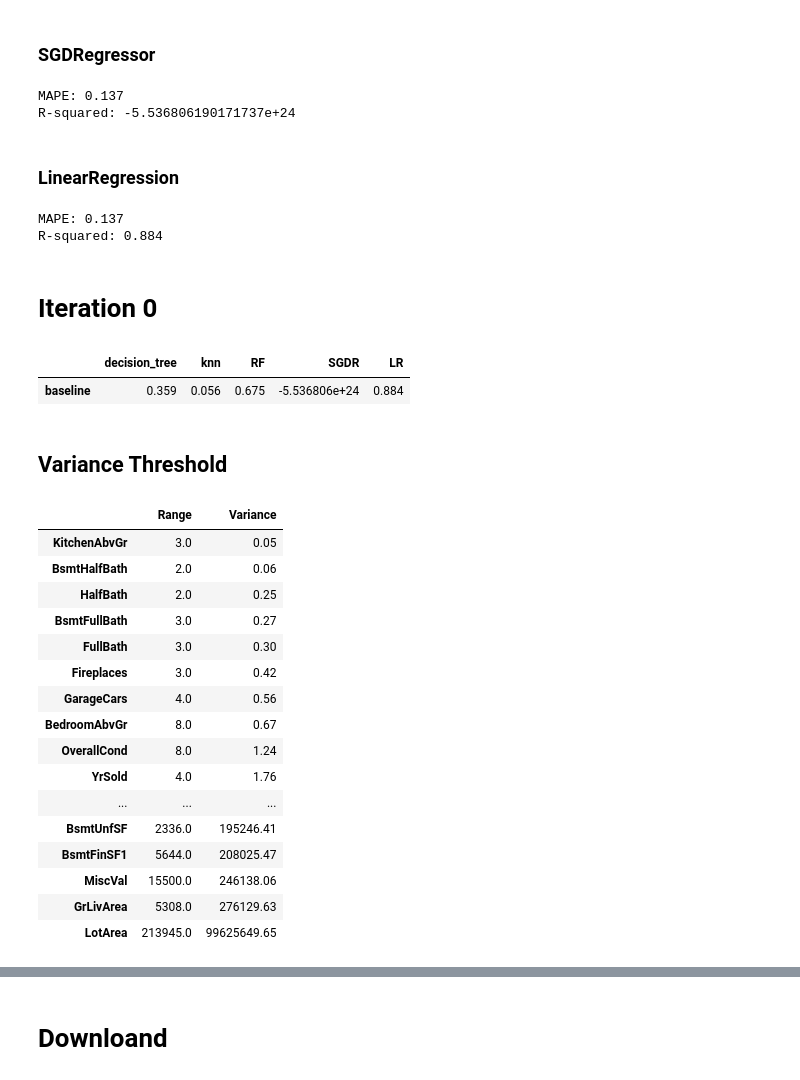
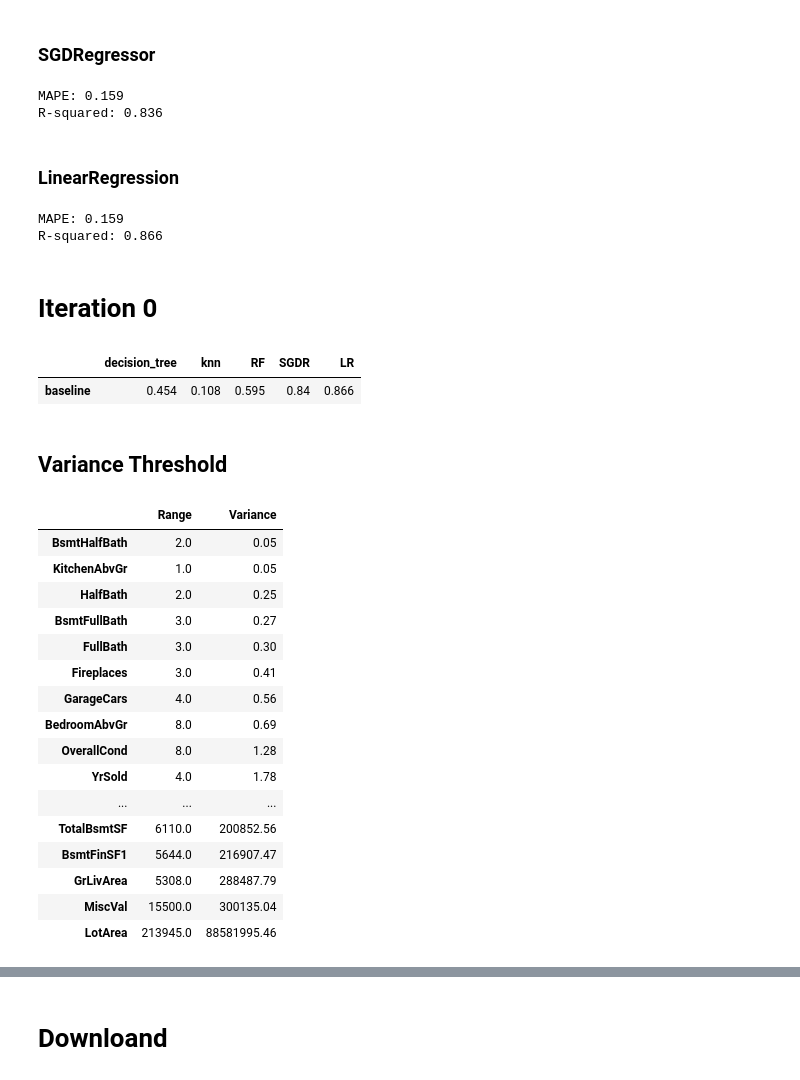
Before and after one commit to FindWhatYou/supervised_learning_project, a Jupyter notebook: 12_housing_data_regression-features.ipynb, the cells around one changed output, grey strips where cells are left out. Saved outputs shown, nothing was run; the diff lists cells and outputs as text; code cells hidden in the pictures.

Commit message:
With Variance Threshold

```diff
--- a/12_housing_data_regression-features.ipynb
+++ b/12_housing_data_regression-features.ipynb
@@ -56,7 +57,10 @@ X_num = X.select_dtypes(include="number").copy()
 
 #  numerical pipeline
 numeric_pipe = make_pipeline(
-    SimpleImputer(strategy="mean"))
+    SimpleImputer(strategy="mean"),
+    MinMaxScaler(),
+    VarianceThreshold(threshold=0.02)) # maybe remove it
+
 
 
 # categorical pipeline
@@ -102,7 +106,7 @@ PoolQC = ['Ex', 'Gd', 'TA', 'Fa', 'N_A']
 categorical_encoder = ColumnTransformer(
     transformers=[
         ("cat_ordinal", OrdinalEncoder(categories=[LandContour,LandSlope,
-                                                    ExterQual,ExterCond, BsmtQual, BsmtCond,
+                                                    ExterQual, ExterCond, BsmtQual, BsmtCond,
                                                     BsmtExposure, BsmtFinType1, BsmtFinType2,
                                                     HeatingQC, KitchenQual, Functional,
                                                     FireplaceQu, GarageFinish, GarageQual, GarageCond,
@@ -135,9 +151,9 @@ full_pipeline = make_pipeline(preprocessor,
                               DecisionTreeClassifier())
 
 param_grid = {
-    "columntransformer__num_pipe__simpleimputer__strategy":["mean", "median"],
-    "decisiontreeclassifier__max_depth": range(2, 14, 2),
-    "decisiontreeclassifier__min_samples_leaf": range(3, 12, 2)
+    "columntransformer__num_pipe__simpleimputer__strategy":["mean"],
+    "decisiontreeclassifier__max_depth": [10],
+    "decisiontreeclassifier__min_samples_leaf": [11]
 }
 
 
@@ -149,6 +165,7 @@ search = GridSearchCV(full_pipeline,
 search.fit(X_train, y_train)
 
 scores = {"dtree" : search.best_score_}
+print("Best parameters: ", search.best_params_)
 
 scores
 # %% [output]
@@ -201,8 +219,8 @@ full_pipeline = make_pipeline(preprocessor,
                               KNeighborsClassifier())
 
 param_grid = {
-    "columntransformer__num_pipe__simpleimputer__strategy":["mean", "median"],
-    "kneighborsclassifier__n_neighbors": range(3, 20, 2)
+    "columntransformer__num_pipe__simpleimputer__strategy":["mean"],
+    "kneighborsclassifier__n_neighbors": [10]
 }
 
 search2 = GridSearchCV(full_pipeline,
@@ -212,7 +230,8 @@ search2 = GridSearchCV(full_pipeline,
 
 search2.fit(X_train, y_train)
 
-scores2 = {"knn" : search.best_score_}
+scores2 = {"knn" : search2.best_score_}
+print("Best parameters: ", search2.best_params_)
 
 scores2
 # %% [output]
@@ -263,10 +283,10 @@ full_pipeline = make_pipeline(preprocessor,
 
 param_grid = {
     "columntransformer__num_pipe__simpleimputer__strategy":["median"],
-    "randomforestclassifier__n_estimators": [200, 500],
-    "randomforestclassifier__max_features": ['sqrt', 'log2'],
-    'randomforestclassifier__max_depth' : [4,5,6,7,8],
-    'randomforestclassifier__criterion' :['gini', 'entropy']
+    "randomforestclassifier__n_estimators": [500],
+    "randomforestclassifier__max_features": ['sqrt'],
+    'randomforestclassifier__max_depth' : [4],
+    'randomforestclassifier__criterion' :['entropy']
 }
 
 
@@ -349,8 +369,8 @@ SGR_r2 = r2_score(y_true = y_test,
 
 print("R-squared:", round(SGR_r2, 3))
 # %% [output]
-MAPE: 0.137
-R-squared: -5.536806190171737e+24
+MAPE: 0.159
+R-squared: 0.836
 # %% [markdown]
 ### LinearRegression
 # %%
@@ -373,8 +393,8 @@ lr_r2 = r2_score(y_true = y_test,
 
 print("R-squared:", round(lr_r2,3))
 # %% [output]
-MAPE: 0.137
-R-squared: 0.884
+MAPE: 0.159
+R-squared: 0.866
 # %% [markdown]
 # Iteration 0
 # %%
@@ -395,39 +415,42 @@ baseline_lr = r2_score(y_test, y_test_pred_lr)
 performances = pd.DataFrame({'decision_tree': round(baseline_tree_r2,3),
                              'knn': round(baseline_knn_r2,3),
                              'RF': round(baseline_rf,3),
-                             'SGDR': round(baseline_SGDR, 3),
+                             'SGDR': round(baseline_SGDR, 2),
                             'LR': round(baseline_lr,3)},
                             index=['baseline'])
 
 performances
 # %% [output]
 |  | decision_tree | knn | RF | SGDR | LR |
-| baseline | 0.359 | 0.056 | 0.675 | -5.536806e+24 | 0.884 |
+| baseline | 0.454 | 0.108 | 0.595 | 0.84 | 0.866 |
 # %% [markdown]
 ## Variance Threshold
 # %%
+X_train_num = X_train.select_dtypes(include="number").copy()
+
+
 range_var_df = (pd.DataFrame({
-                'Range': X_num.max() - X_num.min(),
-                'Variance': round(X_num.var(),2)})
+                'Range': X_train_num.max() - X_train_num.min(),
+                'Variance': round(X_train_num.var(),2)})
 
                 .sort_values(by='Variance'))
 
-range_var_df[range_var_df['Variance'] >=0 ]
+range_var_df
 # %% [output]
 |  | Range | Variance |
-| KitchenAbvGr | 3.0 | 0.05 |
-| BsmtHalfBath | 2.0 | 0.06 |
+| BsmtHalfBath | 2.0 | 0.05 |
+| KitchenAbvGr | 1.0 | 0.05 |
 | HalfBath | 2.0 | 0.25 |
 | BsmtFullBath | 3.0 | 0.27 |
 | FullBath | 3.0 | 0.30 |
-| Fireplaces | 3.0 | 0.42 |
+| Fireplaces | 3.0 | 0.41 |
 | GarageCars | 4.0 | 0.56 |
-| BedroomAbvGr | 8.0 | 0.67 |
-| OverallCond | 8.0 | 1.24 |
-| YrSold | 4.0 | 1.76 |
+| BedroomAbvGr | 8.0 | 0.69 |
+| OverallCond | 8.0 | 1.28 |
+| YrSold | 4.0 | 1.78 |
 | ... | ... | ... |
-| BsmtUnfSF | 2336.0 | 195246.41 |
-| BsmtFinSF1 | 5644.0 | 208025.47 |
-| MiscVal | 15500.0 | 246138.06 |
-| GrLivArea | 5308.0 | 276129.63 |
-| LotArea | 213945.0 | 99625649.65 |
+| TotalBsmtSF | 6110.0 | 200852.56 |
+| BsmtFinSF1 | 5644.0 | 216907.47 |
+| GrLivArea | 5308.0 | 288487.79 |
+| MiscVal | 15500.0 | 300135.04 |
+| LotArea | 213945.0 | 88581995.46 |
```
Also changed, not shown: parts of 14 cells of this notebook.
